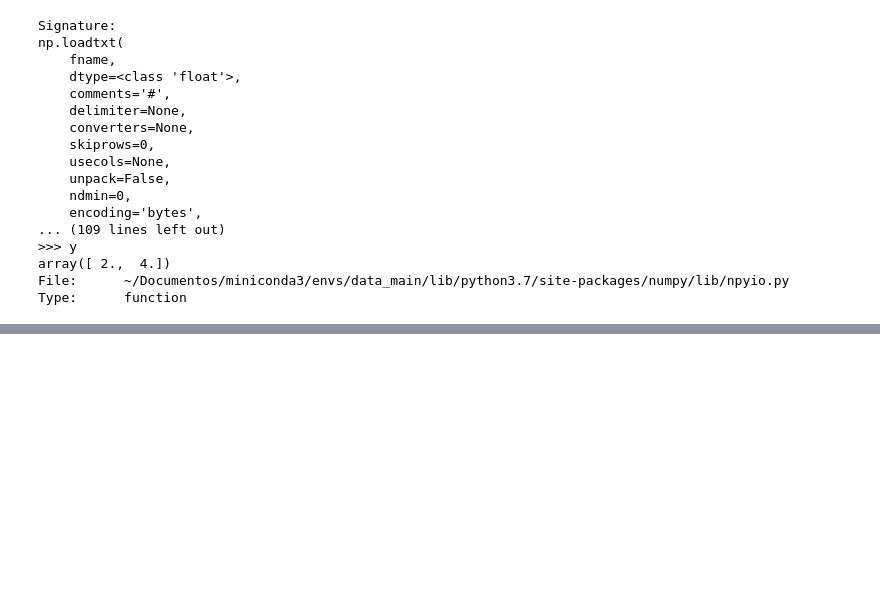
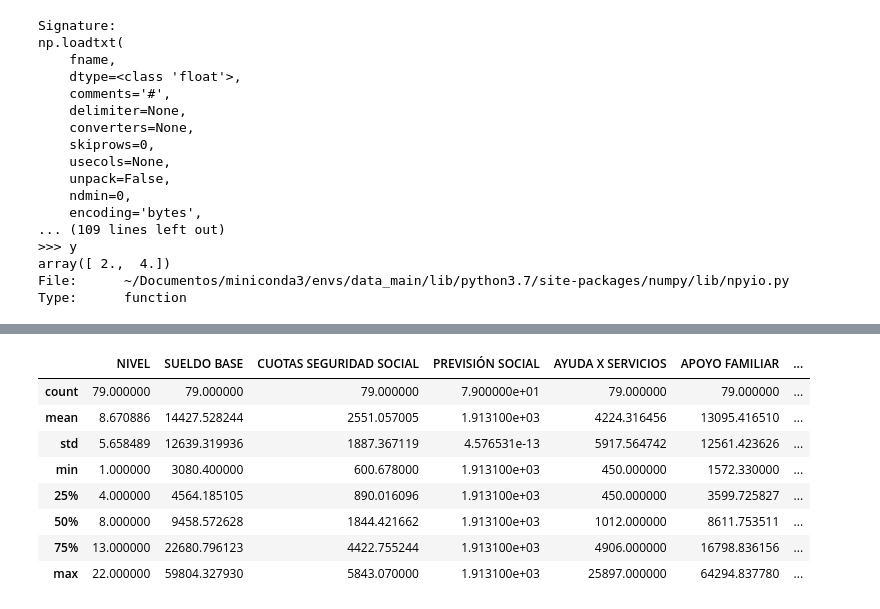
Before and after one commit to DCIDA2019/da2019-JoseSalvadorNeg, a Jupyter notebook: Semana2/apuntes_semana_2.ipynb, the cells around one changed output, grey strips where cells are left out. Drawn from its saved outputs; the diff is of its cells as text; code cells hidden in the pictures; blank space fills up the shorter version.

```diff
--- a/Semana2/apuntes_semana_2.ipynb
+++ b/Semana2/apuntes_semana_2.ipynb
@@ -252,0 +307,12 @@ Type:      function
+# %%
+tabulador.describe()
+# %% [output]
+|  | NIVEL | SUELDO BASE | CUOTAS SEGURIDAD SOCIAL | PREVISIÓN SOCIAL | AYUDA X SERVICIOS | APOYO FAMILIAR | ... |
+| count | 79.000000 | 79.000000 | 79.000000 | 7.900000e+01 | 79.000000 | 79.000000 | ... |
+| mean | 8.670886 | 14427.528244 | 2551.057005 | 1.913100e+03 | 4224.316456 | 13095.416510 | ... |
+| std | 5.658489 | 12639.319936 | 1887.367119 | 4.576531e-13 | 5917.564742 | 12561.423626 | ... |
+| min | 1.000000 | 3080.400000 | 600.678000 | 1.913100e+03 | 450.000000 | 1572.330000 | ... |
+| 25% | 4.000000 | 4564.185105 | 890.016096 | 1.913100e+03 | 450.000000 | 3599.725827 | ... |
+| 50% | 8.000000 | 9458.572628 | 1844.421662 | 1.913100e+03 | 1012.000000 | 8611.753511 | ... |
+| 75% | 13.000000 | 22680.796123 | 4422.755244 | 1.913100e+03 | 4906.000000 | 16798.836156 | ... |
+| max | 22.000000 | 59804.327930 | 5843.070000 | 1.913100e+03 | 25897.000000 | 64294.837780 | ... |
```
Also changed, not shown: parts of 7 cells of this notebook.
